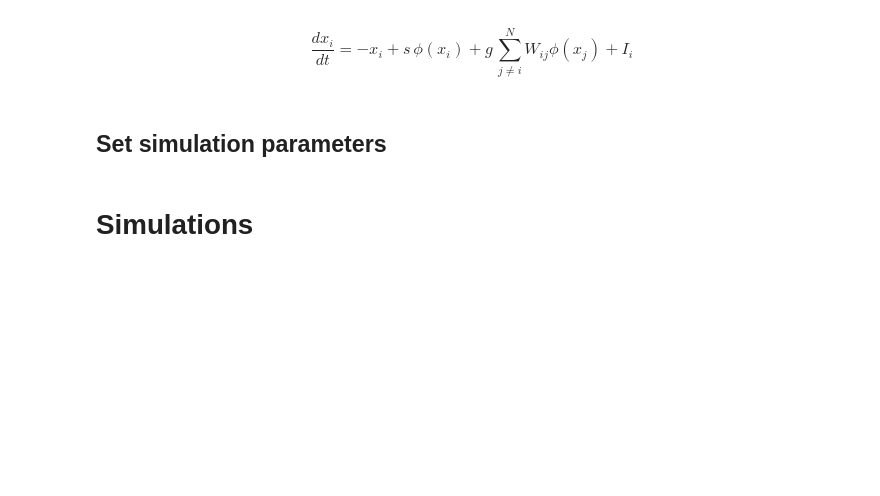
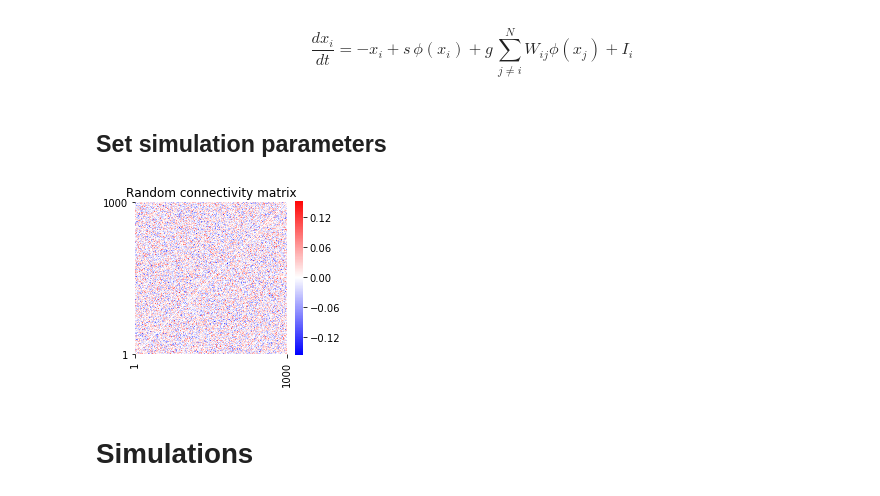
Before and after one commit to ito-takuya/chaotic_rnn, a Jupyter notebook: Demo.ipynb, the cells around one changed output. Drawn from its saved outputs; the diff is of its cells as text; code cells hidden in the pictures; blank space fills up the shorter version.

```diff
--- a/Demo.ipynb
+++ b/Demo.ipynb
@@ -37,7 +39,9 @@ def constructRandomMatrices(n_neurons=1000, density=1.0, showplots=True):
         plt.figure(figsize=(3,3))
         ax = sns.heatmap(W,center=0,square=True,cmap='bwr',cbar_kws={'fraction':0.046})
         ax.invert_yaxis()
-        plt.title('W - Synaptic Weight Matrix',fontsize=12);
+        plt.title('Random connectivity matrix',fontsize=12);
+        plt.xticks([0,n_neurons-1],[1,n_neurons],fontsize=10)
+        plt.yticks([0,n_neurons-1],[1,n_neurons],fontsize=10)
 
 
     return W
@@ -95,6 +98,10 @@ def runNetworkSimulation(W, n_neurons, density, I,
             plt.plot(X[i,:])
 
     return X
+# %%
+W = constructRandomMatrices(n_neurons=1000, density=1.0, showplots=True)
+# %% [output]
+[figure, added]
 # %% [markdown]
 # Simulations
 # %% [markdown]
```
Also changed, not shown: parts of 2 cells of this notebook.
